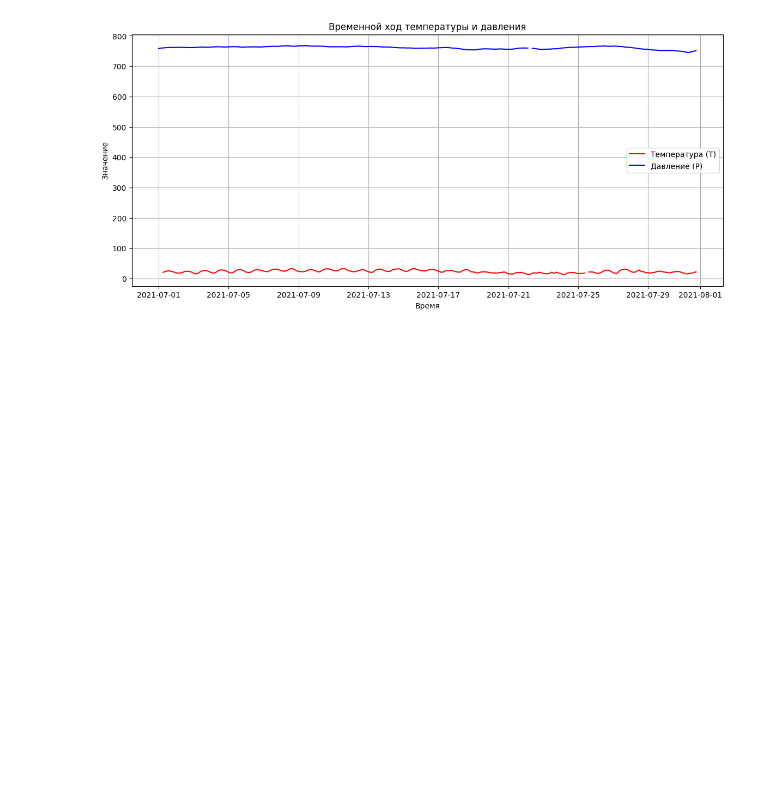
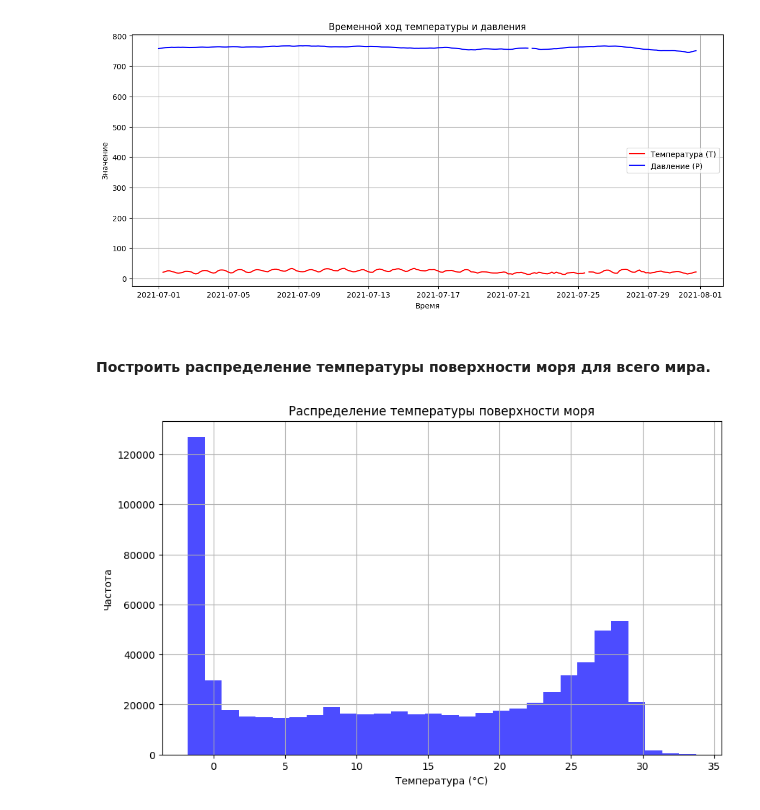
Before and after one commit to adevvvv/climate_data_visualizations, a Jupyter notebook: climate_data_visualizations.ipynb, the cells around one changed output. Saved outputs shown, nothing was run; the diff lists cells and outputs as text; code cells hidden in the pictures; blank space fills up the shorter version.

Commit message:
feat: построить распределение температуры поверхностности моря для всего мира

```diff
--- a/climate_data_visualizations.ipynb
+++ b/climate_data_visualizations.ipynb
@@ -38,3 +38,25 @@ plt.grid()
 plt.show()
 # %% [output]
 [figure]
+# %% [markdown]
+#### Построить распределение температуры поверхности моря для всего мира.
+# %%
+import xarray as xr
+import matplotlib.pyplot as plt
+
+# Загрузка данных из файла NetCDF
+ds = xr.open_dataset('sst.nc')
+
+# Получение переменной sst
+sst = ds['sst']
+
+# Построение распределения
+plt.figure(figsize=(10, 6))
+sst.plot.hist(bins=30, color='blue', alpha=0.7)
+plt.xlabel('Температура (°C)')
+plt.ylabel('Частота')
+plt.title('Распределение температуры поверхности моря')
+plt.grid()
+plt.show()
+# %% [output]
+[figure, added]
```
